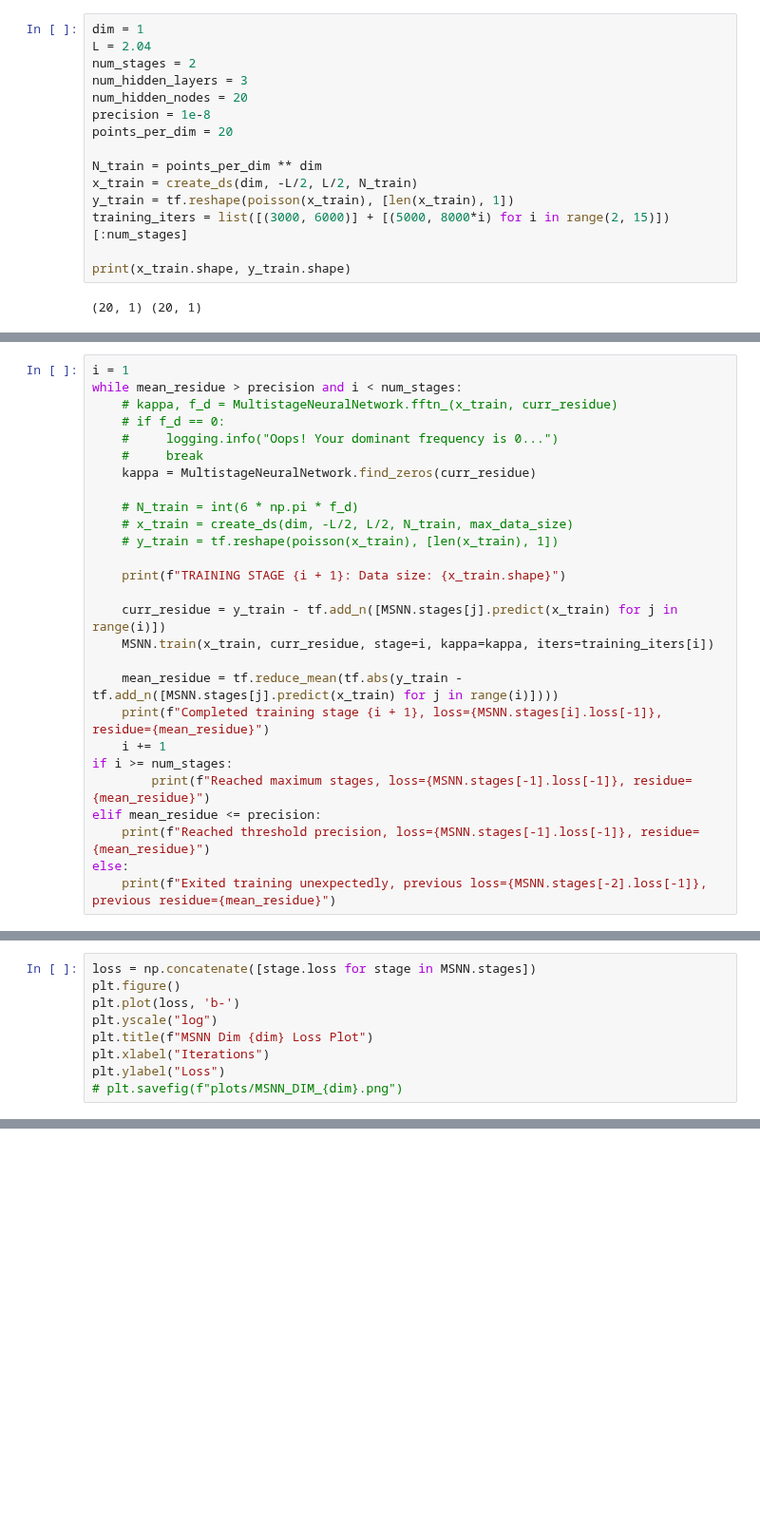
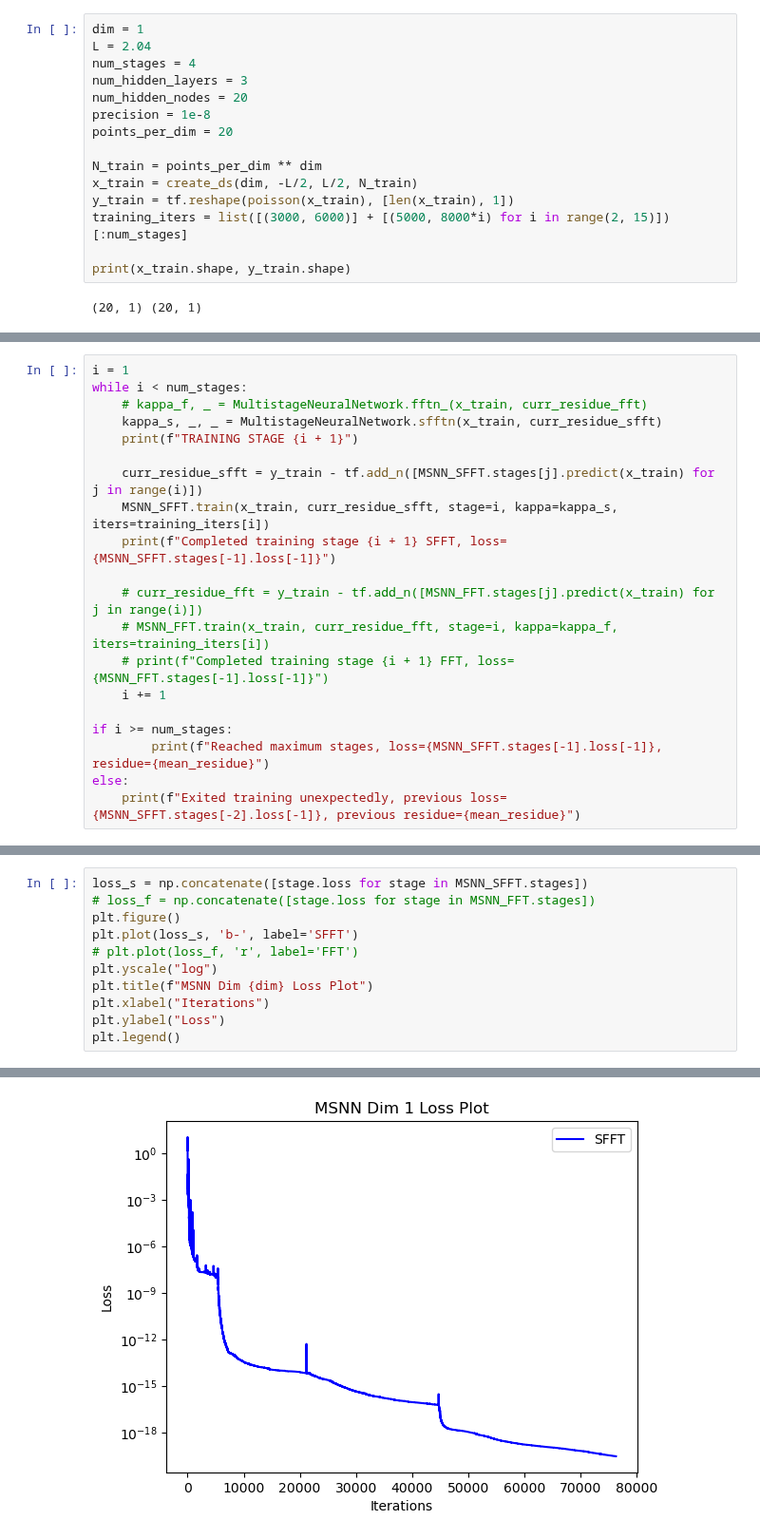
Before and after one commit to akavuturu/MultistageNN, a Jupyter notebook: sfftn_testing.ipynb, the cells around one changed output, grey strips where cells are left out. Shown at 95% size. Drawn from its saved outputs; the diff is of its cells as text; blank space fills up the shorter version.

Commit message:
updated MSNN code to work with high dims. Need to parallelize for cluster compute

```diff
--- a/sfftn_testing.ipynb
+++ b/sfftn_testing.ipynb
@@ -226,7 +205,7 @@ class MultistageNeuralNetwork:
 # %%
 dim = 1
 L = 2.04
-num_stages = 2
+num_stages = 4
 num_hidden_layers = 3
 num_hidden_nodes = 20
 precision = 1e-8
@@ -290,27 +282,20 @@ plt.show()
 # %%
 i = 1
-while mean_residue > precision and i < num_stages:
-    # kappa, f_d = MultistageNeuralNetwork.fftn_(x_train, curr_residue)
-    # if f_d == 0:
-    #     logging.info("Oops! Your dominant frequency is 0...")
-    #     break
-    kappa = MultistageNeuralNetwork.find_zeros(curr_residue)
+while i < num_stages:
+    # kappa_f, _ = MultistageNeuralNetwork.fftn_(x_train, curr_residue_fft)
+    kappa_s, _, _ = MultistageNeuralNetwork.sfftn(x_train, curr_residue_sfft)
+    print(f"TRAINING STAGE {i + 1}")
 
-    # N_train = int(6 * np.pi * f_d)
-    # x_train = create_ds(dim, -L/2, L/2, N_train, max_data_size)
-    # y_train = tf.reshape(poisson(x_train), [len(x_train), 1])
+    curr_residue_sfft = y_train - tf.add_n([MSNN_SFFT.stages[j].predict(x_train) for j in range(i)])
+    MSNN_SFFT.train(x_train, curr_residue_sfft, stage=i, kappa=kappa_s, iters=training_iters[i])
+    print(f"Completed training stage {i + 1} SFFT, loss={MSNN_SFFT.stages[-1].loss[-1]}")
 
-    print(f"TRAINING STAGE {i + 1}: Data size: {x_train.shape}")
+    # curr_residue_fft = y_train - tf.add_n([MSNN_FFT.stages[j].predict(x_train) for j in range(i)])
+    # MSNN_FFT.train(x_train, curr_residue_fft, stage=i, kappa=kappa_f, iters=training_iters[i])
+    # print(f"Completed training stage {i + 1} FFT, loss={MSNN_FFT.stages[-1].loss[-1]}")
+    i += 1
 
-    curr_residue = y_train - tf.add_n([MSNN.stages[j].predict(x_train) for j in range(i)])
-    MSNN.train(x_train, curr_residue, stage=i, kappa=kappa, iters=training_iters[i])
-
-    mean_residue = tf.reduce_mean(tf.abs(y_train - tf.add_n([MSNN.stages[j].predict(x_train) for j in range(i)])))
-    print(f"Completed training stage {i + 1}, loss={MSNN.stages[i].loss[-1]}, residue={mean_residue}")
-    i += 1
 if i >= num_stages:
-        print(f"Reached maximum stages, loss={MSNN.stages[-1].loss[-1]}, residue={mean_residue}")
-elif mean_residue <= precision:
-    print(f"Reached threshold precision, loss={MSNN.stages[-1].loss[-1]}, residue={mean_residue}")
+        print(f"Reached maximum stages, loss={MSNN_SFFT.stages[-1].loss[-1]}, residue={mean_residue}")
 else:
-    print(f"Exited training unexpectedly, previous loss={MSNN.stages[-2].loss[-1]}, previous residue={mean_residue}")
+    print(f"Exited training unexpectedly, previous loss={MSNN_SFFT.stages[-2].loss[-1]}, previous residue={mean_residue}")
@@ -317,9 +317,12 @@ else:
 # %%
-loss = np.concatenate([stage.loss for stage in MSNN.stages])
+loss_s = np.concatenate([stage.loss for stage in MSNN_SFFT.stages])
+# loss_f = np.concatenate([stage.loss for stage in MSNN_FFT.stages])
 plt.figure()
-plt.plot(loss, 'b-')
+plt.plot(loss_s, 'b-', label='SFFT')
+# plt.plot(loss_f, 'r', label='FFT')
 plt.yscale("log")
 plt.title(f"MSNN Dim {dim} Loss Plot")
 plt.xlabel("Iterations")
 plt.ylabel("Loss")
-# plt.savefig(f"plots/MSNN_DIM_{dim}.png")
+plt.legend()
+# %% [output]
@@ -325,0 +330 @@ plt.ylabel("Loss")
+[figure, added]
```
Also changed, not shown: parts of 13 cells of this notebook, 3 other files.
